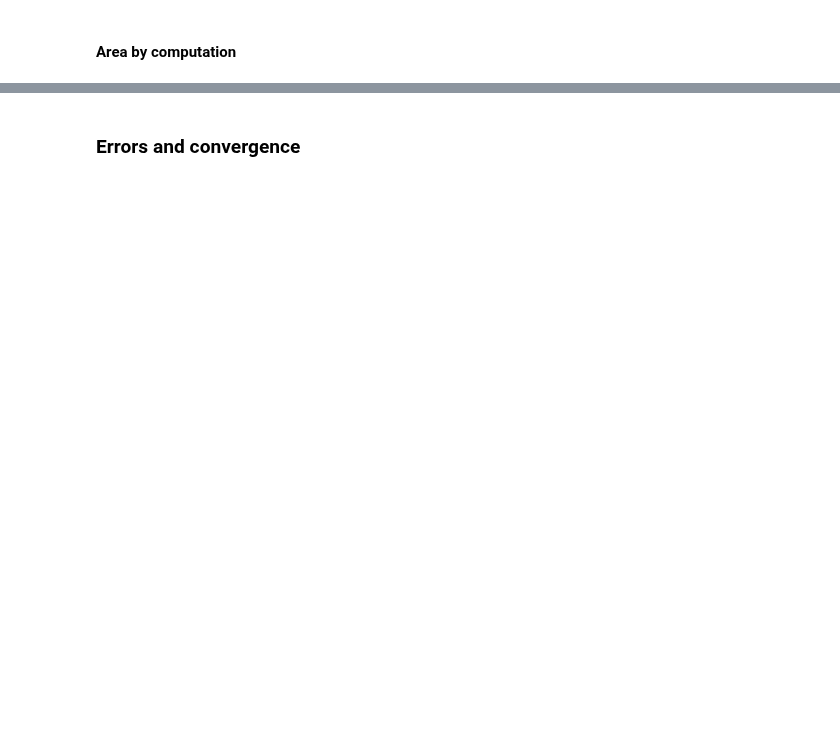
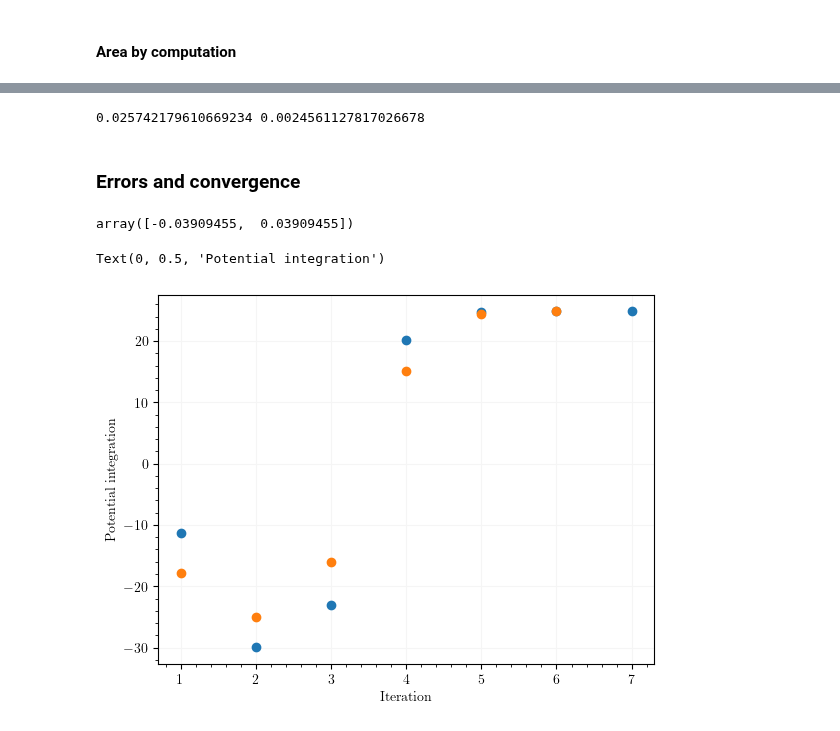
Before and after one commit to Akitzu/masterthesis, a Jupyter notebook: runs/toybox-tol-0605/perturbed-6-1/homoclinics.ipynb, the cells around one changed output, grey strips where cells are left out. Cells and saved outputs as stored; diff of their text form; code cells hidden in the pictures; blank space fills up the shorter version.

```diff
--- a/runs/toybox-tol-0605/perturbed-6-1/homoclinics.ipynb
+++ b/runs/toybox-tol-0605/perturbed-6-1/homoclinics.ipynb
@@ -2,11 +2,12 @@
 from pyoculus.problems import AnalyticCylindricalBfield
 from pyoculus.solvers import PoincarePlot, FixedPoint, Manifold
 import matplotlib.pyplot as plt
+plt.style.use('lateky')
 import numpy as np
 import pickle
 # %%
 separatrix = {"type": "circular-current-loop", "amplitude": -10, "R": 6, "Z": -5.5}
-maxwellboltzmann = {"m": 6, "n": -1, "d": np.sqrt(2), "type": "maxwell-boltzmann", "amplitude": 0.5}
+maxwellboltzmann = {"m": 6, "n": -1, "d": np.sqrt(2), "type": "maxwell-boltzmann", "amplitude": 1e-2}
 
 # Creating the pyoculus problem object, adding the perturbation here use the R, Z provided as center point
 pyoproblem = AnalyticCylindricalBfield.without_axis(
@@ -304,12 +309,25 @@ array([[-3.88947513e-01,  5.76281936e-04,  2.99349844e-05],
+# %%
+print(abs(manifold.areas[0][1]/manifold.areas[0][0]), abs(manifold.areas[0][2]/manifold.areas[0][0]))
+# %% [output]
+0.025742179610669234 0.0024561127817026678
 # %%
 (flux1 - manifold.areas[0])/flux1
 # %% [markdown]
 ### Errors and convergence
 # %%
 areas
+# %% [output]
+array([-0.03909455,  0.03909455])
 # %%
 potential_integrations
 # %%
 fig, ax = plt.subplots()
 for pot in potential_integrations:
-    ax.scatter(1+np.arange(7), pot[0]-pot[1])
+    ns = min(len(pot[0]), len(pot[1]))
+    ax.scatter(1+np.arange(ns), pot[0][:ns]-pot[1][:ns], zorder=10)
+
+plt.xlabel('Iteration')
+plt.ylabel('Potential integration')
+# %% [output]
+Text(0, 0.5, 'Potential integration')
+[figure, added]
```
Also changed, not shown: parts of 6 cells of this notebook, 23 other files.
